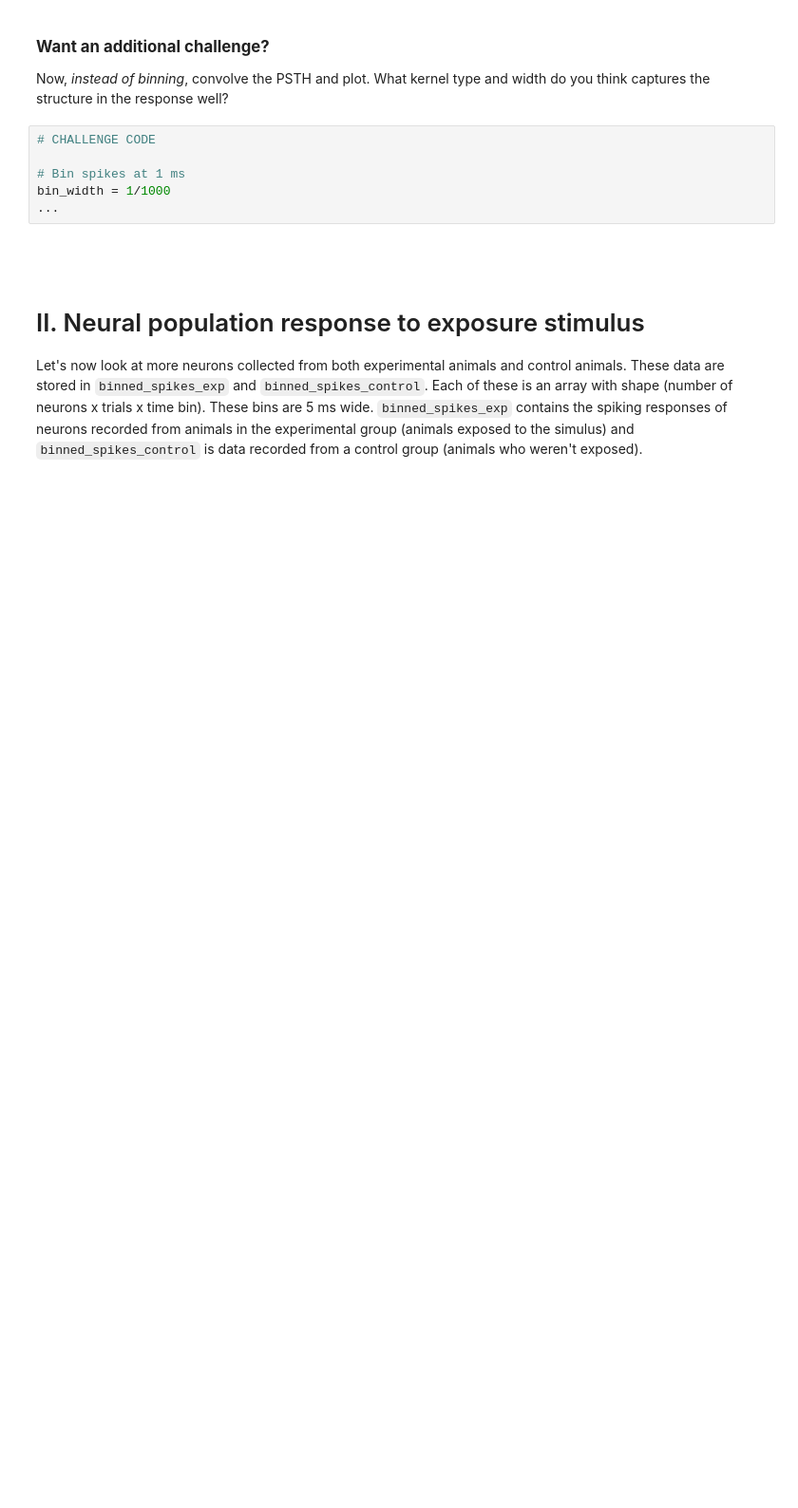
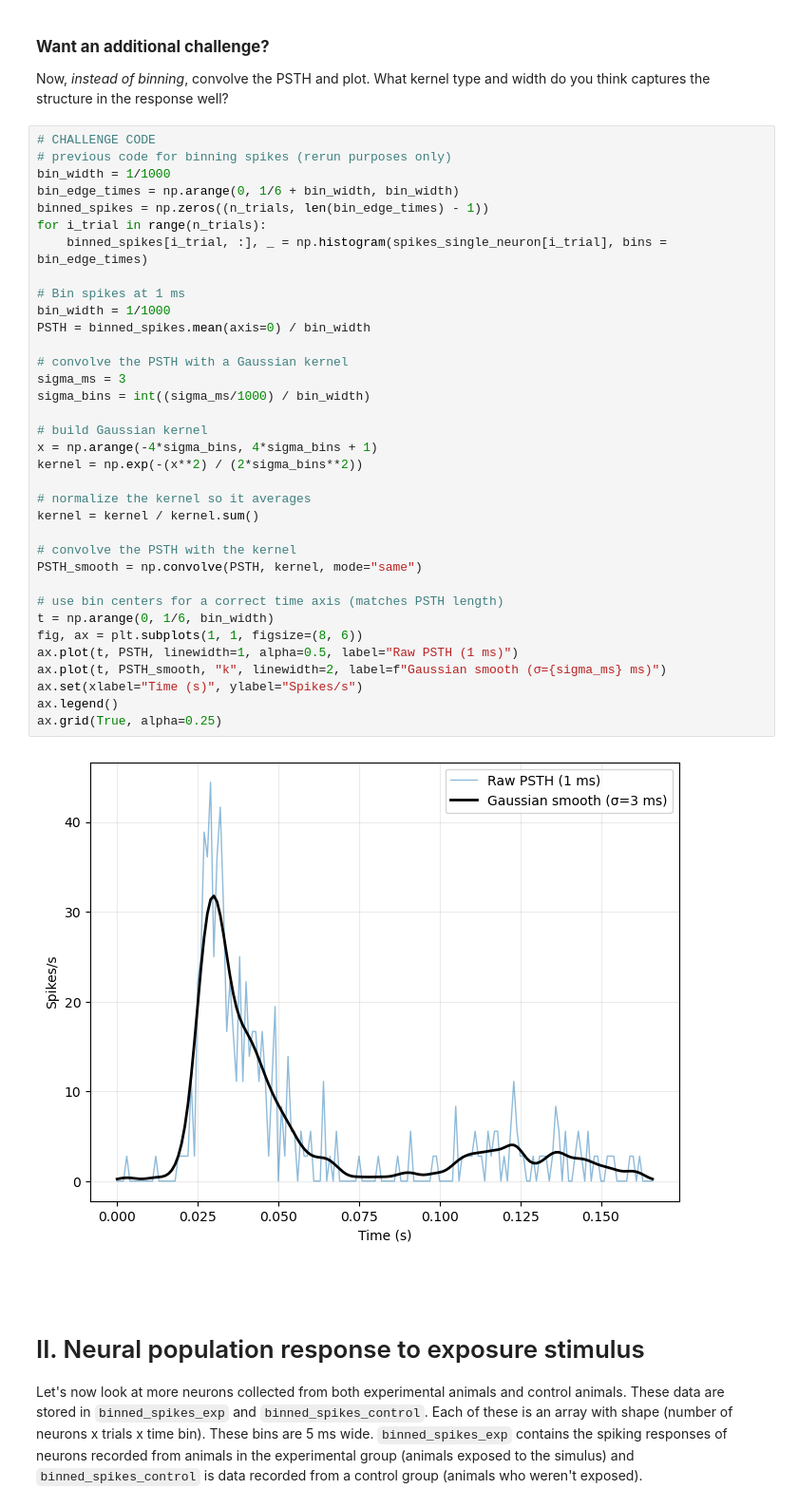
Before and after one commit to djordjeivanovic11/neuro120, a Jupyter notebook: HW2/HW2_P1_AuditoryResponses.ipynb, the cells around one changed output. Shown at 95% size. Saved outputs shown, nothing was run; the diff lists cells and outputs as text; blank space fills up the shorter version.

```diff
--- a/HW2/HW2_P1_AuditoryResponses.ipynb
+++ b/HW2/HW2_P1_AuditoryResponses.ipynb
@@ -94,12 +140,43 @@ ii) Does this neuron seem to respond to the stimulus? Would you call this more o
 <span style="font-size:larger;">**Want an additional challenge?**
 
 Now, _instead of binning_, convolve the PSTH and plot. What kernel type and width do you think captures the structure in the response well?
-# %%
-# CHALLENGE CODE
-
-# Bin spikes at 1 ms
-bin_width = 1/1000
-...
+# %%
+# CHALLENGE CODE
+# previous code for binning spikes (rerun purposes only)
+bin_width = 1/1000
+bin_edge_times = np.arange(0, 1/6 + bin_width, bin_width)
+binned_spikes = np.zeros((n_trials, len(bin_edge_times) - 1))
+for i_trial in range(n_trials):
+    binned_spikes[i_trial, :], _ = np.histogram(spikes_single_neuron[i_trial], bins = bin_edge_times)
+
+# Bin spikes at 1 ms
+bin_width = 1/1000
+PSTH = binned_spikes.mean(axis=0) / bin_width
+
+# convolve the PSTH with a Gaussian kernel
+sigma_ms = 3
+sigma_bins = int((sigma_ms/1000) / bin_width)
+
+# build Gaussian kernel
+x = np.arange(-4*sigma_bins, 4*sigma_bins + 1)
+kernel = np.exp(-(x**2) / (2*sigma_bins**2))
+
+# normalize the kernel so it averages
+kernel = kernel / kernel.sum()
+
+# convolve the PSTH with the kernel
+PSTH_smooth = np.convolve(PSTH, kernel, mode="same")
+
+# use bin centers for a correct time axis (matches PSTH length)
+t = np.arange(0, 1/6, bin_width)
+fig, ax = plt.subplots(1, 1, figsize=(8, 6))
+ax.plot(t, PSTH, linewidth=1, alpha=0.5, label="Raw PSTH (1 ms)")
+ax.plot(t, PSTH_smooth, "k", linewidth=2, label=f"Gaussian smooth (σ={sigma_ms} ms)")
+ax.set(xlabel="Time (s)", ylabel="Spikes/s")
+ax.legend()
+ax.grid(True, alpha=0.25)
+# %% [output]
+[figure, added]
 # %% [markdown]
 <br><br>
 # II. Neural population response to exposure stimulus
```
Also changed, not shown: parts of 18 cells of this notebook, 2 other files.
